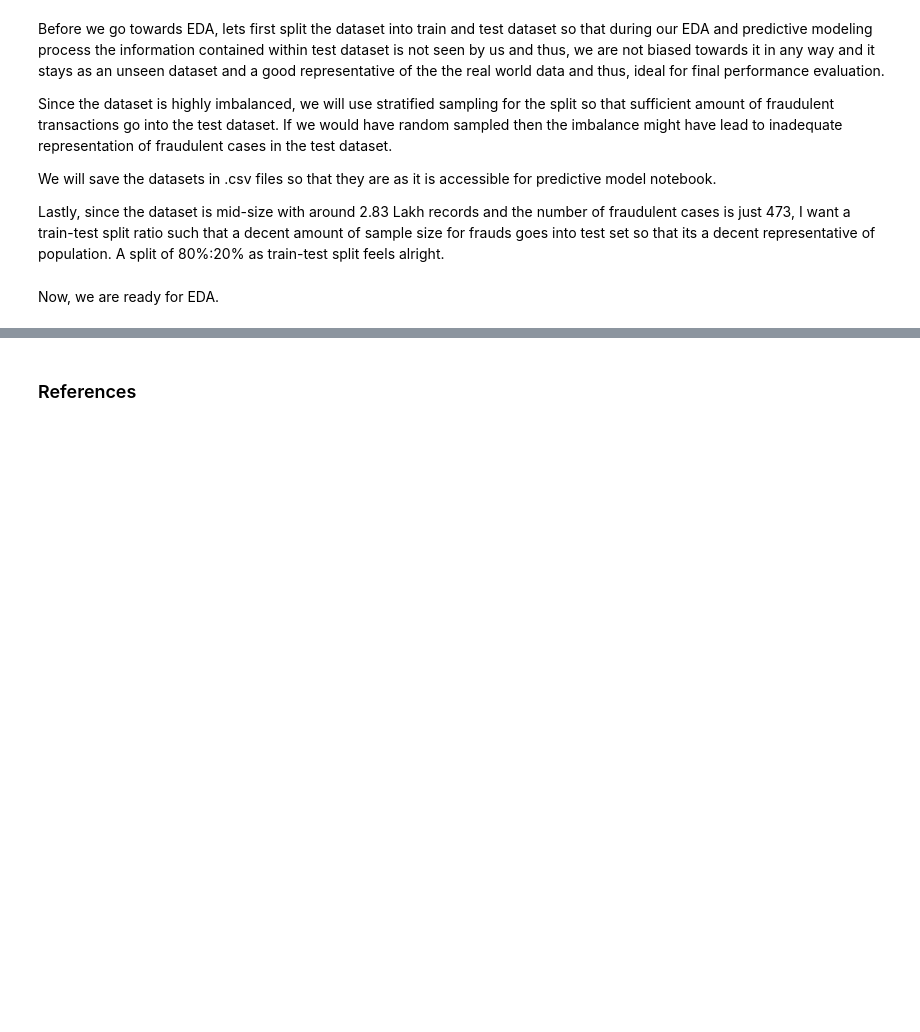
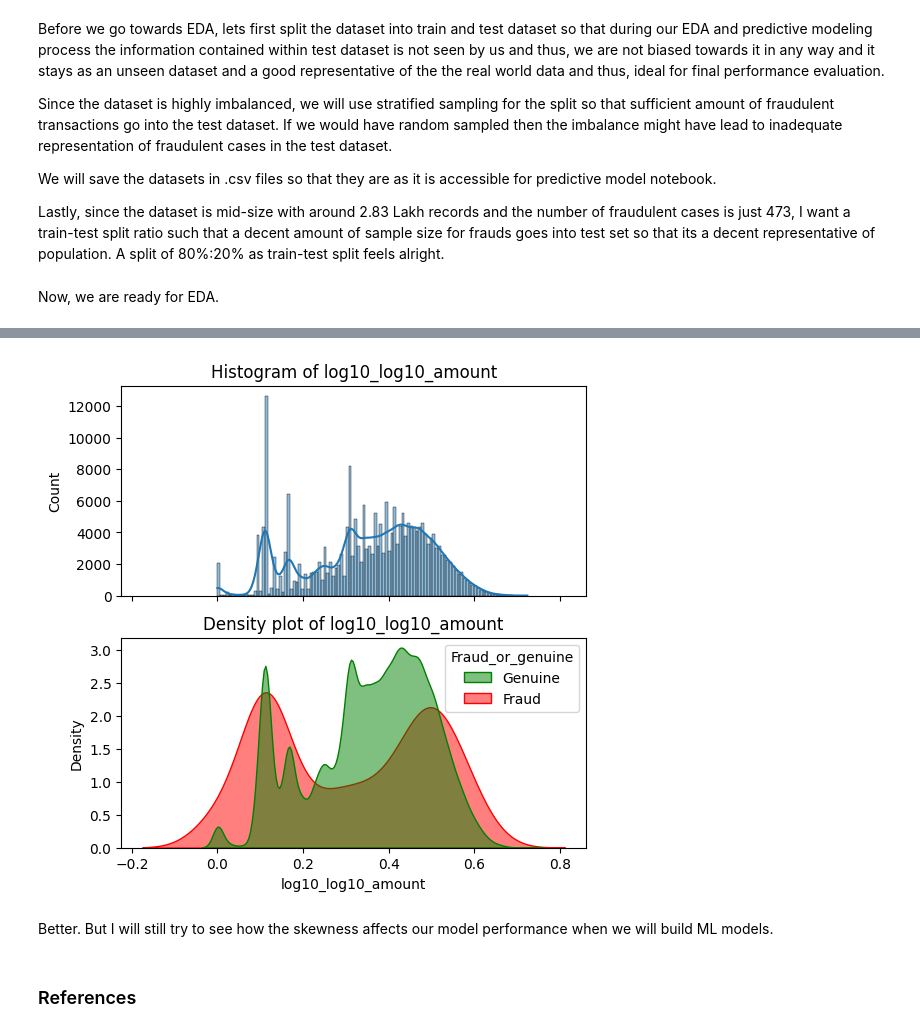
Before and after one commit to Sharma-Ayush/Credit-Card-Fraud-Detection, a Jupyter notebook: notebook/EDA.ipynb, the cells around one changed output, grey strips where cells are left out. Drawn from its saved outputs; the diff is of its cells as text; code cells hidden in the pictures; blank space fills up the shorter version.

```diff
--- a/notebook/EDA.ipynb
+++ b/notebook/EDA.ipynb
@@ -199,3 +354,11 @@ Now, we are ready for EDA.
+# %%
+df_train['log10_log10_amount'] = df_train['log10_amount'].map(lambda x: np.log10(x + 1))
+# %%
+plot_univariate_num(df_train, 'log10_log10_amount', 'Fraud_or_genuine', t_test_stat_sign_lvl, color_mapping = {'Genuine': 'green', 'Fraud': 'red'}, bins = 20, t_test = False, describe = False)
+# %% [output]
+[figure, added]
+# %% [markdown]
+Better. But I will still try to see how the skewness affects our model performance when we will build ML models.
 # %% [markdown]
 ### References
 # %% [markdown]
```
Also changed, not shown: parts of 22 cells of this notebook, 2 other files.
